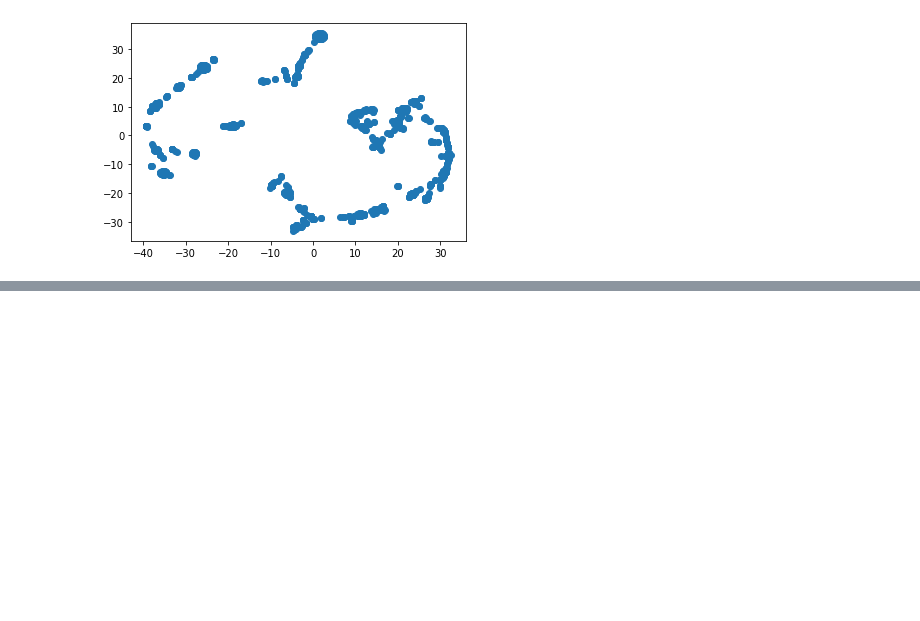
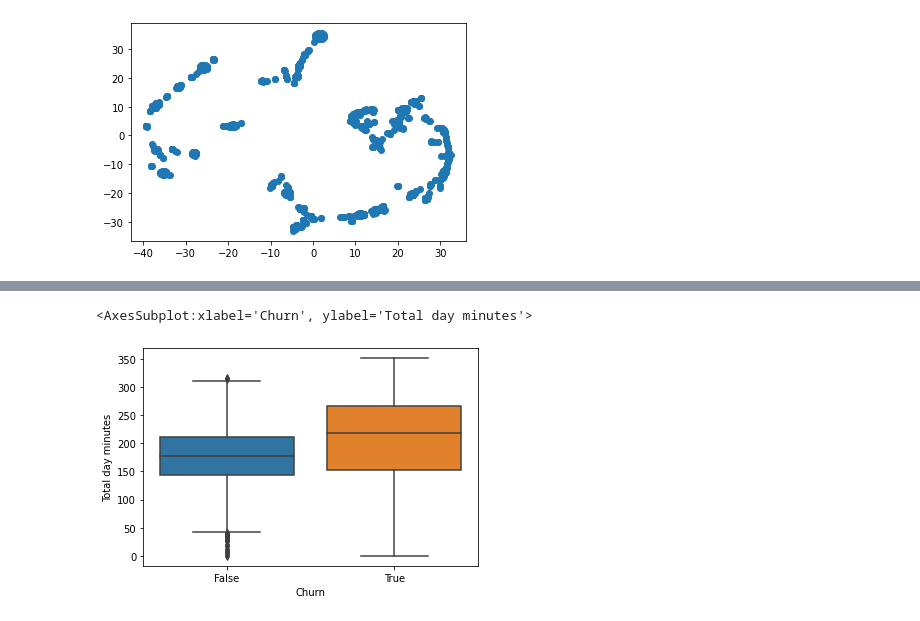
Before and after one commit to texnedo/mlcourse-labs, a Jupyter notebook: ml-course-test.ipynb, the cells around one changed output, grey strips where cells are left out. Cells and saved outputs as stored; diff of their text form; code cells hidden in the pictures; blank space fills up the shorter version.

```diff
--- a/ml-course-test.ipynb
+++ b/ml-course-test.ipynb
@@ -526,0 +545,5 @@ plt.scatter(x_repr_titanic[:,0], x_repr_titanic[:,1])
+# %%
+sns.boxplot(x='Churn', y='Total day minutes', data=df)
+# %% [output]
+<AxesSubplot:xlabel='Churn', ylabel='Total day minutes'>
+[figure, added]
```
Also changed, not shown: parts of 15 cells of this notebook.
